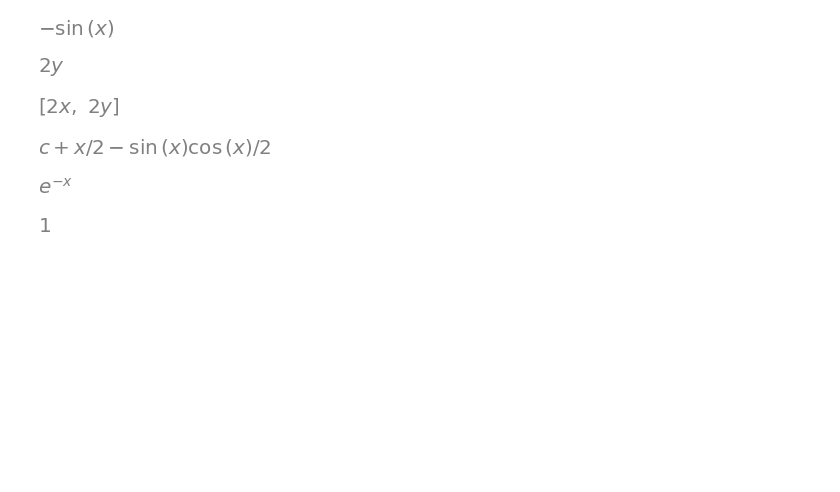
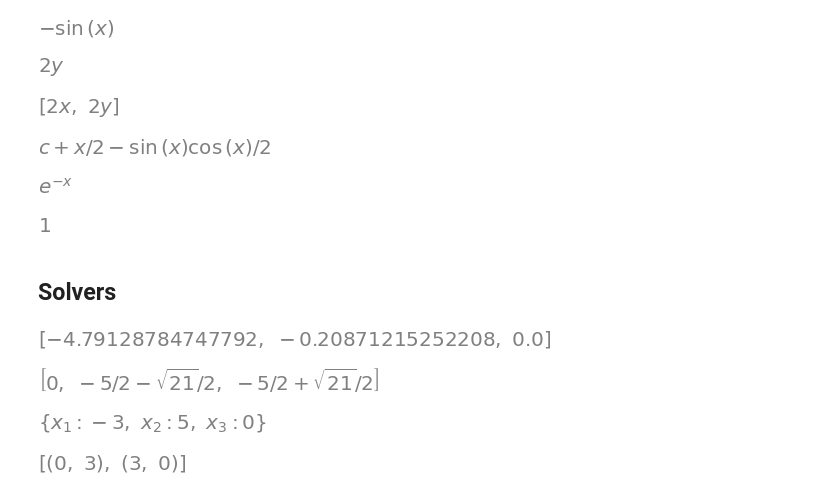
Before and after one commit to luiseduardomendes/exercicios-faculdade, a Jupyter notebook: python_studies/sympy/sympy.ipynb, the cells around one changed output. Cells and saved outputs as stored; diff of their text form; code cells hidden in the pictures; blank space fills up the shorter version.

```diff
--- a/python_studies/sympy/sympy.ipynb
+++ b/python_studies/sympy/sympy.ipynb
@@ -158,3 +166,44 @@ f_x3
 sp.integrate(f_x3, (x, 0, infinity))
 # %% [output]
 [figure]
+# %% [markdown]
+## Solvers
+# %%
+x = sp.symbols('x')
+
+f_x = x**3 + 5.*x**2+ x
+
+sp.solve(f_x, x)
+# %% [output]
+[figure, added]
+# %%
+f_x = x**3 + 5*x**2+ x
+
+sp.solve(f_x, x)
+# %% [output]
+[figure, added]
+# %%
+A = sp.Matrix([[3,2,4],[1,1,2],[4,3,-2]])
+
+x1, x2, x3 = sp.symbols(['x1', 'x2', 'x3'])
+
+X = sp.Matrix([x1, x2, x3])
+X
+
+R = sp.Matrix([1,2,3])
+
+linSys = A*X -R
+linSys
+
+res = sp.solve(linSys, (x1, x2, x3))
+res
+# %% [output]
+[figure, added]
+# %%
+A_nl = sp.Matrix([[x1 + x2 - 3], [x1**2 + x2**2 - 9]])
+A_nl
+
+res_n1 = sp.solve(A_nl, [x1, x2])
+res_n1
+# %% [output]
+[figure, added]
```
Also changed, not shown: parts of 9 cells of this notebook, 3 other files.
